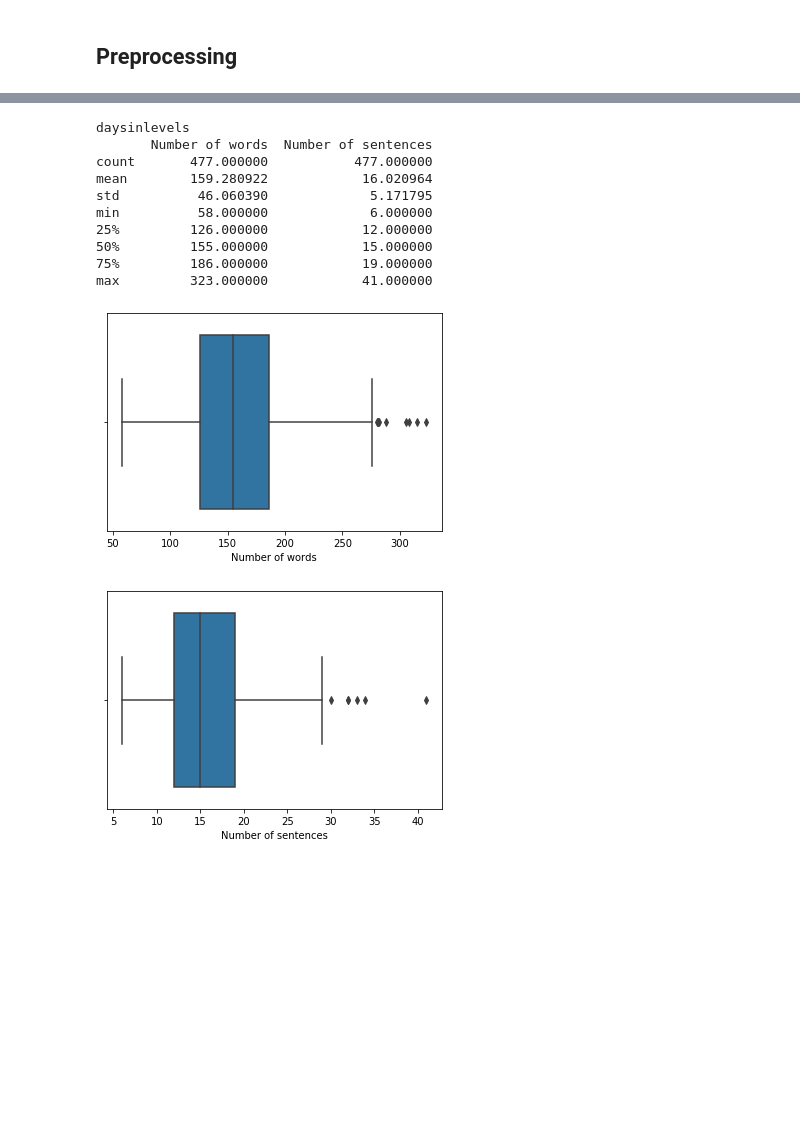
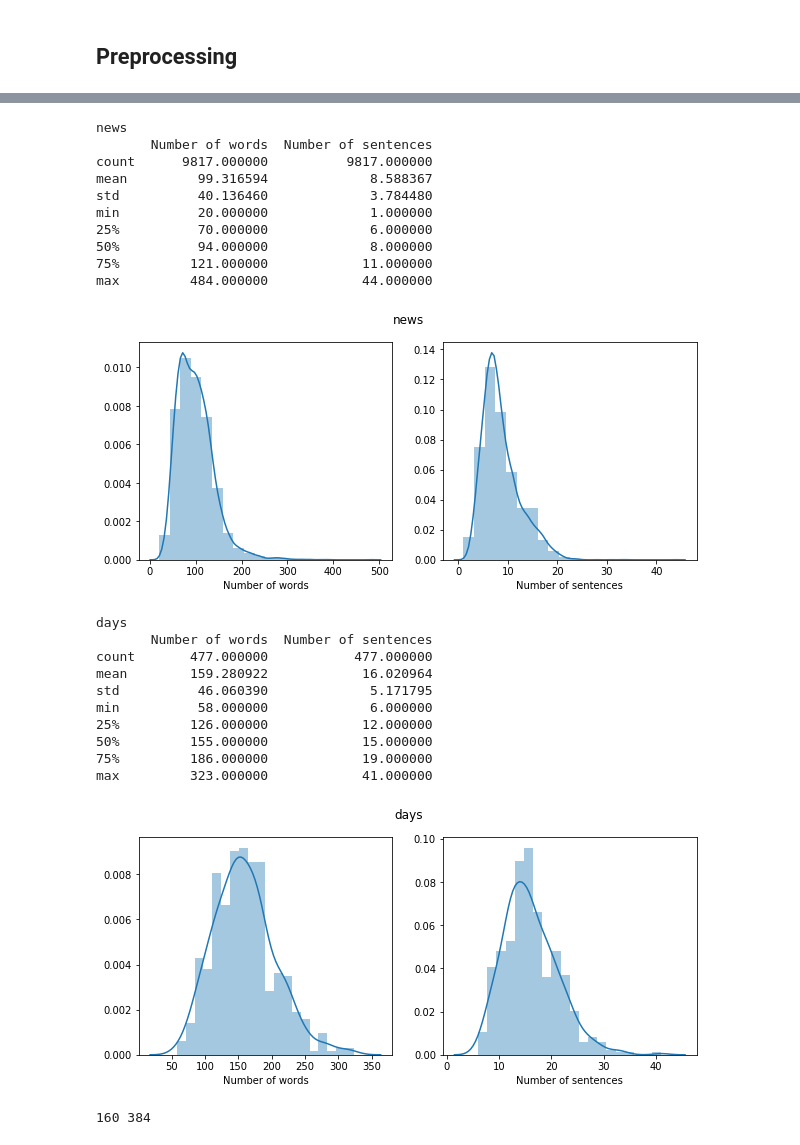
Before and after one commit to lpmaltina/english-proficiency, a Jupyter notebook: EDA.ipynb, the cells around one changed output, grey strips where cells are left out. Saved outputs shown, nothing was run; the diff lists cells and outputs as text; code cells hidden in the pictures; blank space fills up the shorter version.

```diff
--- a/EDA.ipynb
+++ b/EDA.ipynb
@@ -66,9 +66,3 @@ Name: level, dtype: int64
 # %%
 import spacy
 from tqdm.notebook import tqdm
-# %%
-def preprocess(dataset, dataset_name, model):
-    doc_bin = spacy.tokens.DocBin(store_user_data=False)
-    for doc in nlp.pipe(tqdm(dataset["article_text"])):
-        doc_bin.add(doc)
-    doc_bin.to_disk(dataset_name)
@@ -82,8 +198,5 @@ def load_preprocessed_data(dataset_name):
 model = "en_core_web_lg"
 nlp = spacy.load(model)
 # %%
-preprocess(dataset=df_news, dataset_name="news", model=model)
-preprocess(dataset=df_days, dataset_name="days", model=model)
+news = TextDataset(dataset=df_news, dataset_name="news", nlp=nlp, preprocess=False)
+days = TextDataset(dataset=df_days, dataset_name="days", nlp=nlp, preprocess=False)
-# %%
-news = load_preprocessed_data("news")
-days = load_preprocessed_data("days")
@@ -250,15 +211,28 @@ max         484.000000            44.000000
-# %%
-days_count_stats = counts_info(days, "daysinlevels")
-# %% [output]
-daysinlevels
-       Number of words  Number of sentences
-count       477.000000           477.000000
-mean        159.280922            16.020964
-std          46.060390             5.171795
-min          58.000000             6.000000
-25%         126.000000            12.000000
-50%         155.000000            15.000000
-75%         186.000000            19.000000
-max         323.000000            41.000000
-[figure, removed]
-[figure, removed]
+# %%
+news.show_counts_info()
+# %% [output]
+news
+       Number of words  Number of sentences
+count      9817.000000          9817.000000
+mean         99.316594             8.588367
+std          40.136460             3.784480
+min          20.000000             1.000000
+25%          70.000000             6.000000
+50%          94.000000             8.000000
+75%         121.000000            11.000000
+max         484.000000            44.000000
+[figure, added]
+# %%
+days.show_counts_info()
+# %% [output]
+days
+       Number of words  Number of sentences
+count       477.000000           477.000000
+mean        159.280922            16.020964
+std          46.060390             5.171795
+min          58.000000             6.000000
+25%         126.000000            12.000000
+50%         155.000000            15.000000
+75%         186.000000            19.000000
+max         323.000000            41.000000
+[figure, added]
@@ -264,0 +277,6 @@ max         323.000000            41.000000
+# %%
+abstract_nouns = preprocess_word_list("abstract_nouns.txt")
+concrete_nouns = preprocess_word_list("concrete_nouns.txt")
+print(len(abstract_nouns), len(concrete_nouns))
+# %% [output]
+160 384
```
Also changed, not shown: parts of 28 cells of this notebook, 3 other files.
